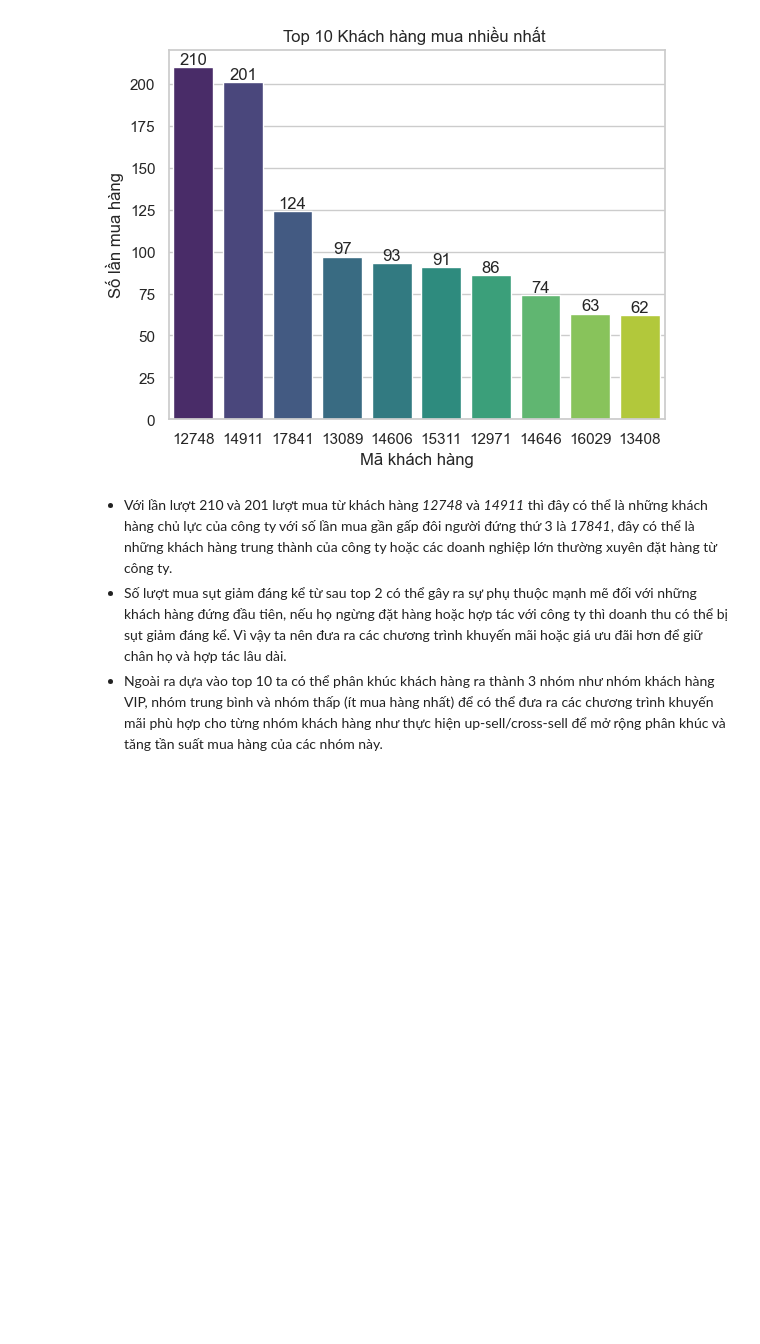
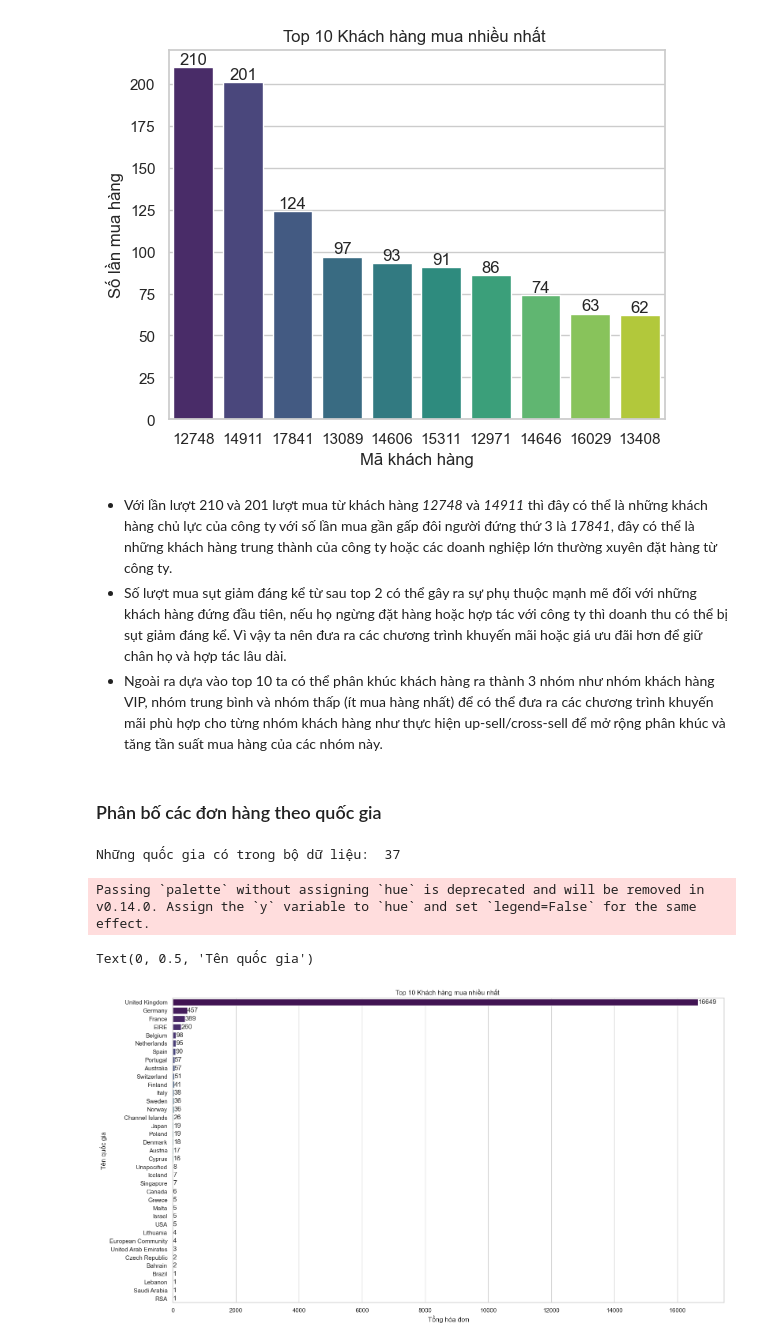
Before and after one commit to MinhThuat/Customer-behavior-analysis-and-revenue-forecasting, a Jupyter notebook: NoteBook/Project_Online_Retail.ipynb, the cells around one changed output. Drawn from its saved outputs; the diff is of its cells as text; code cells hidden in the pictures; blank space fills up the shorter version.

```diff
--- a/NoteBook/Project_Online_Retail.ipynb
+++ b/NoteBook/Project_Online_Retail.ipynb
@@ -259,3 +259,23 @@ Text(0, 0.5, 'Số lần mua hàng')
 - Với lần lượt 210 và 201 lượt mua từ khách hàng *12748* và *14911* thì đây có thể là những khách hàng chủ lực của công ty với số lần mua gần gấp đôi người đứng thứ 3 là *17841*, đây có thể là những khách hàng trung thành của công ty hoặc các doanh nghiệp lớn thường xuyên đặt hàng từ công ty.
 - Số lượt mua sụt giảm đáng kể từ sau top 2 có thể gây ra sự phụ thuộc mạnh mẽ đối với những khách hàng đứng đầu tiên, nếu họ ngừng đặt hàng hoặc hợp tác với công ty thì doanh thu có thể bị sụt giảm đáng kể. Vì vậy ta nên đưa ra các chương trình khuyến mãi hoặc giá ưu đãi hơn để giữ chân họ và hợp tác lâu dài.
 - Ngoài ra dựa vào top 10 ta có thể phân khúc khách hàng ra thành 3 nhóm như nhóm khách hàng VIP, nhóm trung bình và nhóm thấp (ít mua hàng nhất) để có thể đưa ra các chương trình khuyến mãi phù hợp cho từng nhóm khách hàng như thực hiện up-sell/cross-sell để mở rộng phân khúc và tăng tần suất mua hàng của các nhóm này.
+# %% [markdown]
+### Phân bố các đơn hàng theo quốc gia
+# %%
+print("Những quốc gia có trong bộ dữ liệu: ",data['Country'].unique().size)
+# %% [output]
+Những quốc gia có trong bộ dữ liệu:  37
+# %%
+country_invoice = data.groupby('Country')['InvoiceNo'].nunique().reset_index().sort_values(by = 'InvoiceNo',ascending = False)
+country_invoice.columns = ['Country','Invoice Count']
+plt.figure(figsize=(18,10))
+plt.title(f"Top 10 Khách hàng mua nhiều nhất ")
+ax = sns.barplot(x='Invoice Count', y='Country', data=country_invoice,palette='viridis', errorbar=None)
+for container in ax.containers:
+    ax.bar_label(container, fmt='%.0f')
+plt.xlabel("Tổng hóa đơn")
+plt.ylabel("Tên quốc gia")
+# %% [output]
+Passing `palette` without assigning `hue` is deprecated and will be removed in v0.14.0. Assign the `y` variable to `hue` and set `legend=False` for the same effect.
+Text(0, 0.5, 'Tên quốc gia')
+[figure, added]
```
Also changed, not shown: parts of 2 cells of this notebook.
